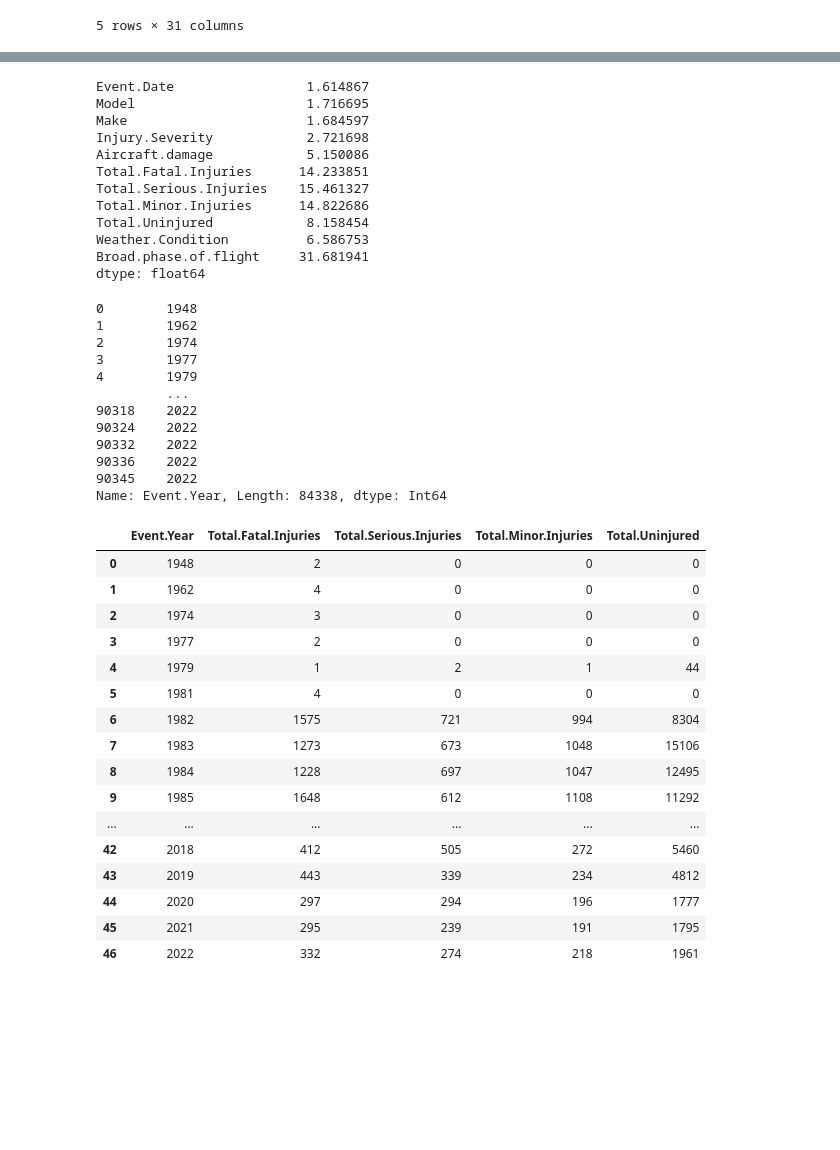
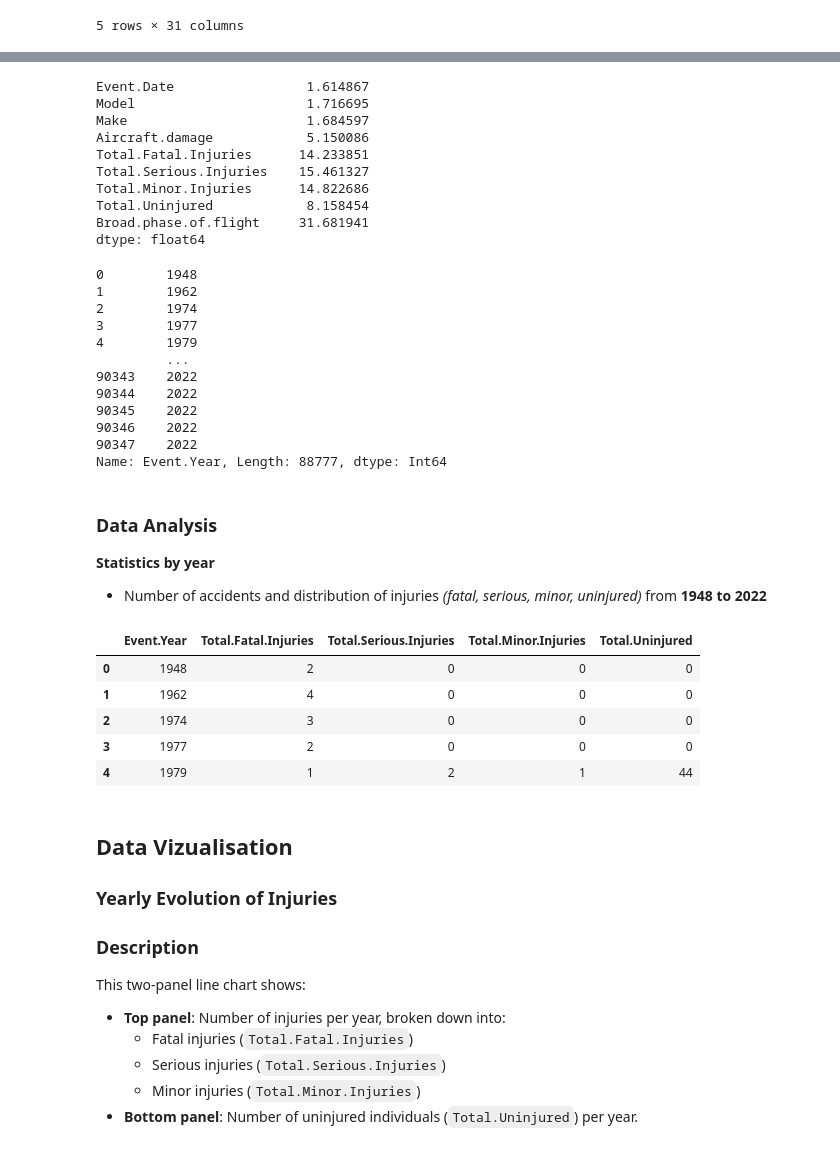
Before and after one commit to noelRockson/NTL-DS-Phase-1-Project-Template, a Jupyter notebook: Notebooks/student_working_notebook.ipynb, the cells around one changed output, grey strips where cells are left out. Cells and saved outputs as stored; diff of their text form; code cells hidden in the pictures; blank space fills up the shorter version.

```diff
--- a/Notebooks/student_working_notebook.ipynb
+++ b/Notebooks/student_working_notebook.ipynb
@@ -25,30 +51,26 @@ df.head()
 # %%
-# Filter the DataFrame to include only rows where 'Aircraft.Category' is 'Airplane' & Select relevant columns
-# df = df[df['Aircraft.Category'] == 'Airplane'][['Event.Date','Model','Make','Injury.Severity','Aircraft.damage','Aircraft.Category','Total.Fatal.Injuries','Total.Serious.Injuries','Total.Minor.Injuries','Total.Uninjured','Weather.Condition','Broad.phase.of.flight']]
-df = df[['Event.Date','Model','Make','Injury.Severity','Aircraft.damage','Total.Fatal.Injuries','Total.Serious.Injuries','Total.Minor.Injuries','Total.Uninjured','Weather.Condition','Broad.phase.of.flight']]
+# # Filter the DataFrame to include only rows where 'Aircraft.Category' is 'Airplane' & Select relevant columns
+# df = df[['Event.Date','Model','Make','Aircraft.damage','Total.Fatal.Injuries','Total.Serious.Injuries','Total.Minor.Injuries','Total.Uninjured','Broad.phase.of.flight']]
 
 # Cleaning the 'Make' and 'weather Condition' column by converting to title case
 df.loc[:,'Make'] = df['Make'].str.title()
-df.loc[:,'Weather.Condition'] = df['Weather.Condition'].str.upper()
 
 #Percentage of missing values in dataset
-df[['Event.Date','Model','Make','Injury.Severity','Aircraft.damage','Total.Fatal.Injuries','Total.Serious.Injuries','Total.Minor.Injuries','Total.Uninjured','Weather.Condition','Broad.phase.of.flight']].isnull().mean() * 100
+df[['Event.Date','Model','Make','Aircraft.damage','Total.Fatal.Injuries','Total.Serious.Injuries','Total.Minor.Injuries','Total.Uninjured','Broad.phase.of.flight']].isnull().mean() * 100
 # %% [output]
 Event.Date                 1.614867
 Model                      1.716695
 Make                       1.684597
-Injury.Severity            2.721698
 Aircraft.damage            5.150086
 Total.Fatal.Injuries      14.233851
 Total.Serious.Injuries    15.461327
 Total.Minor.Injuries      14.822686
 Total.Uninjured            8.158454
-Weather.Condition          6.586753
 Broad.phase.of.flight     31.681941
 dtype: float64
 # %%
 # Dropping rows with missing values in 'Make', 'Model', and 'Weather.Condition' columns
-df = df.dropna(subset = ['Make','Event.Date','Model','Weather.Condition'])
+df = df.dropna(subset = ['Make','Event.Date','Model'])
 
 # Filling missing values in the specified columns
 df.loc[:, "Total.Fatal.Injuries"] = df["Total.Fatal.Injuries"].fillna(0)
@@ -67,37 +89,43 @@ df['Event.Year']
 3        1977
 4        1979
          ...
-90318    2022
-90324    2022
-90332    2022
-90336    2022
+90343    2022
+90344    2022
 90345    2022
-Name: Event.Year, Length: 84338, dtype: Int64
+90346    2022
+90347    2022
+Name: Event.Year, Length: 88777, dtype: Int64
 # %%
 #Save df in csv file for further analysis on powerbi
 df.to_csv('AviationData.csv')
+# %% [markdown]
+### Data Analysis
+
+**Statistics by year**
+- Number of accidents and distribution of injuries *(fatal, serious, minor, uninjured)* from **1948 to 2022**
 # %%
 # Number of accidents per year
 nbr_acc_yr = pd.DataFrame({'Year' : df['Event.Year'].value_counts().sort_index().index, 'Number_of_Accidents' : df['Event.Year'].value_counts().sort_index().values})
 
 nbr_acc_yr = df.groupby('Event.Year')[['Total.Fatal.Injuries','Total.Serious.Injuries','Total.Minor.Injuries','Total.Uninjured']].sum().reset_index().sort_values(by = 'Event.Year',ascending= True).astype('int')
-nbr_acc_yr
+nbr_acc_yr.head()
 # %% [output]
 |  | Event.Year | Total.Fatal.Injuries | Total.Serious.Injuries | Total.Minor.Injuries | Total.Uninjured |
 | 0 | 1948 | 2 | 0 | 0 | 0 |
 | 1 | 1962 | 4 | 0 | 0 | 0 |
 | 2 | 1974 | 3 | 0 | 0 | 0 |
 | 3 | 1977 | 2 | 0 | 0 | 0 |
 | 4 | 1979 | 1 | 2 | 1 | 44 |
-| 5 | 1981 | 4 | 0 | 0 | 0 |
-| 6 | 1982 | 1575 | 721 | 994 | 8304 |
-| 7 | 1983 | 1273 | 673 | 1048 | 15106 |
-| 8 | 1984 | 1228 | 697 | 1047 | 12495 |
-| 9 | 1985 | 1648 | 612 | 1108 | 11292 |
-| ... | ... | ... | ... | ... | ... |
-| 42 | 2018 | 412 | 505 | 272 | 5460 |
-| 43 | 2019 | 443 | 339 | 234 | 4812 |
-| 44 | 2020 | 297 | 294 | 196 | 1777 |
-| 45 | 2021 | 295 | 239 | 191 | 1795 |
-| 46 | 2022 | 332 | 274 | 218 | 1961 |
+# %% [markdown]
+## Data Vizualisation
+
+### Yearly Evolution of Injuries
+
+### Description
+This two-panel line chart shows:
+- **Top panel**: Number of injuries per year, broken down into:
+  - Fatal injuries (`Total.Fatal.Injuries`)
+  - Serious injuries (`Total.Serious.Injuries`)
+  - Minor injuries (`Total.Minor.Injuries`)
+- **Bottom panel**: Number of uninjured individuals (`Total.Uninjured`) per year.
 # %%
```
Also changed, not shown: parts of 17 cells of this notebook, 2 other files.
